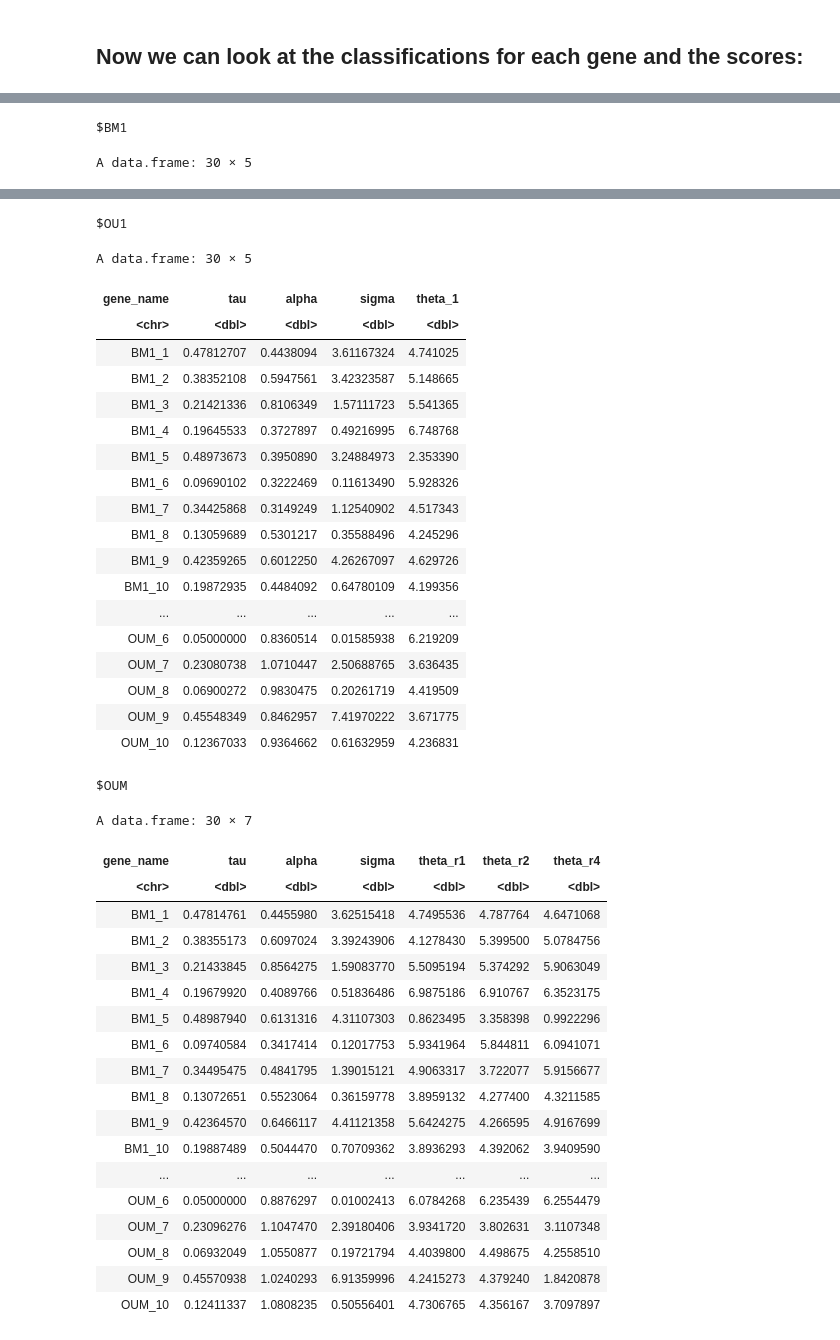
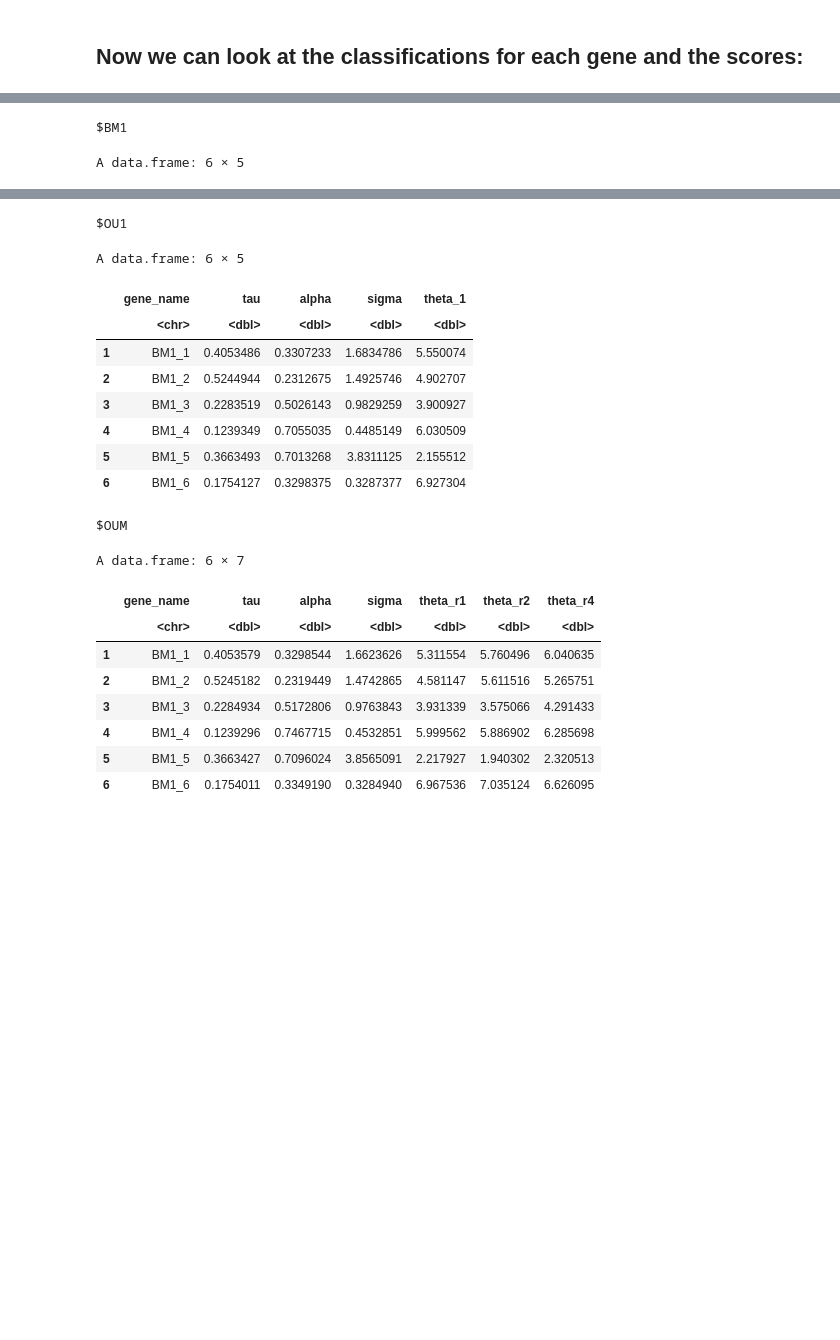
Before and after one commit to hrstuart/SCOUT, a Jupyter notebook: examples/SimulationAndAnalysisVignette.ipynb, the cells around one changed output, grey strips where cells are left out. Cells and saved outputs as stored; diff of their text form; code cells hidden in the pictures; blank space fills up the shorter version.

```diff
--- a/examples/SimulationAndAnalysisVignette.ipynb
+++ b/examples/SimulationAndAnalysisVignette.ipynb
@@ -234,9 +250,13 @@ library(SCOUT)
 dir.create("./scout_output", recursive = TRUE, showWarnings = FALSE)
 
 scout.res <- SCOUT(counts.file = './simulate_data/sim_test_alpha_1_sigma_1_OUEVF_counts.csv',
-    tree.file = "./simulate_data/sim_test_newick.nwk",
-    results_dir = "./scout_output",
-    regimes = c("BM1", "OU1", "OUM"),
-    cores = 16, logfile = './scout_output/logfile.log', verbose=TRUE
-)
+      tree.file   = './simulate_data/sim_test_newick.nwk',
+      results_dir = "./scout_output",
+      regimes     = c('BM1', 'OU1', 'OUM'),
+      testid      = '3state_default',
+      selection_ic  = 'AICc',
+      cores   = 32,
+      logfile = './scout_output/3state_default.log',
+      verbose = TRUE
+  )
 # %% [output]
@@ -279,5 +296,8 @@ Running 90 combinations. Results will be saved at run ID = SCOUT_oeIkMyIz
 # %% [markdown]
 ## Now we can look at the classifications for each gene and the scores:
 # %%
-head(scout.res$SCOUT_class)
+scout.res$SCOUT_selection$truth <-  gsub('_\\d+', '', scout.res$SCOUT_selection$gene_name)
+head(scout.res$SCOUT_selection)
+
+table(scout.res$SCOUT_selection$truth, scout.res$SCOUT_selection$selected_regime)
 # %% [output]
@@ -297,5 +317,5 @@ A tibble: 6 × 23
 # %%
-lapply(scout.res$SCOUT_params, head)
+purrr::map(scout.res$SCOUT_params, head)
 # %% [output]
 $BM1
-A data.frame: 30 × 5
+A data.frame: 6 × 5
@@ -320,40 +330,20 @@ A data.frame: 30 × 5
 $OU1
-A data.frame: 30 × 5
+A data.frame: 6 × 5
-| gene_name | tau | alpha | sigma | theta_1 |
-| <chr> | <dbl> | <dbl> | <dbl> | <dbl> |
-| BM1_1 | 0.47812707 | 0.4438094 | 3.61167324 | 4.741025 |
-| BM1_2 | 0.38352108 | 0.5947561 | 3.42323587 | 5.148665 |
-| BM1_3 | 0.21421336 | 0.8106349 | 1.57111723 | 5.541365 |
-| BM1_4 | 0.19645533 | 0.3727897 | 0.49216995 | 6.748768 |
-| BM1_5 | 0.48973673 | 0.3950890 | 3.24884973 | 2.353390 |
-| BM1_6 | 0.09690102 | 0.3222469 | 0.11613490 | 5.928326 |
-| BM1_7 | 0.34425868 | 0.3149249 | 1.12540902 | 4.517343 |
-| BM1_8 | 0.13059689 | 0.5301217 | 0.35588496 | 4.245296 |
-| BM1_9 | 0.42359265 | 0.6012250 | 4.26267097 | 4.629726 |
-| BM1_10 | 0.19872935 | 0.4484092 | 0.64780109 | 4.199356 |
-| ... | ... | ... | ... | ... |
-| OUM_6 | 0.05000000 | 0.8360514 | 0.01585938 | 6.219209 |
-| OUM_7 | 0.23080738 | 1.0710447 | 2.50688765 | 3.636435 |
-| OUM_8 | 0.06900272 | 0.9830475 | 0.20261719 | 4.419509 |
-| OUM_9 | 0.45548349 | 0.8462957 | 7.41970222 | 3.671775 |
-| OUM_10 | 0.12367033 | 0.9364662 | 0.61632959 | 4.236831 |
+|  | gene_name | tau | alpha | sigma | theta_1 |
+|  | <chr> | <dbl> | <dbl> | <dbl> | <dbl> |
+| 1 | BM1_1 | 0.4053486 | 0.3307233 | 1.6834786 | 5.550074 |
+| 2 | BM1_2 | 0.5244944 | 0.2312675 | 1.4925746 | 4.902707 |
+| 3 | BM1_3 | 0.2283519 | 0.5026143 | 0.9829259 | 3.900927 |
+| 4 | BM1_4 | 0.1239349 | 0.7055035 | 0.4485149 | 6.030509 |
+| 5 | BM1_5 | 0.3663493 | 0.7013268 | 3.8311125 | 2.155512 |
+| 6 | BM1_6 | 0.1754127 | 0.3298375 | 0.3287377 | 6.927304 |
 $OUM
-A data.frame: 30 × 7
+A data.frame: 6 × 7
-| gene_name | tau | alpha | sigma | theta_r1 | theta_r2 | theta_r4 |
-| <chr> | <dbl> | <dbl> | <dbl> | <dbl> | <dbl> | <dbl> |
-| BM1_1 | 0.47814761 | 0.4455980 | 3.62515418 | 4.7495536 | 4.787764 | 4.6471068 |
-| BM1_2 | 0.38355173 | 0.6097024 | 3.39243906 | 4.1278430 | 5.399500 | 5.0784756 |
-| BM1_3 | 0.21433845 | 0.8564275 | 1.59083770 | 5.5095194 | 5.374292 | 5.9063049 |
-| BM1_4 | 0.19679920 | 0.4089766 | 0.51836486 | 6.9875186 | 6.910767 | 6.3523175 |
-| BM1_5 | 0.48987940 | 0.6131316 | 4.31107303 | 0.8623495 | 3.358398 | 0.9922296 |
-| BM1_6 | 0.09740584 | 0.3417414 | 0.12017753 | 5.9341964 | 5.844811 | 6.0941071 |
-| BM1_7 | 0.34495475 | 0.4841795 | 1.39015121 | 4.9063317 | 3.722077 | 5.9156677 |
-| BM1_8 | 0.13072651 | 0.5523064 | 0.36159778 | 3.8959132 | 4.277400 | 4.3211585 |
-| BM1_9 | 0.42364570 | 0.6466117 | 4.41121358 | 5.6424275 | 4.266595 | 4.9167699 |
-| BM1_10 | 0.19887489 | 0.5044470 | 0.70709362 | 3.8936293 | 4.392062 | 3.9409590 |
-| ... | ... | ... | ... | ... | ... | ... |
-| OUM_6 | 0.05000000 | 0.8876297 | 0.01002413 | 6.0784268 | 6.235439 | 6.2554479 |
-| OUM_7 | 0.23096276 | 1.1047470 | 2.39180406 | 3.9341720 | 3.802631 | 3.1107348 |
-| OUM_8 | 0.06932049 | 1.0550877 | 0.19721794 | 4.4039800 | 4.498675 | 4.2558510 |
-| OUM_9 | 0.45570938 | 1.0240293 | 6.91359996 | 4.2415273 | 4.379240 | 1.8420878 |
-| OUM_10 | 0.12411337 | 1.0808235 | 0.50556401 | 4.7306765 | 4.356167 | 3.7097897 |
+|  | gene_name | tau | alpha | sigma | theta_r1 | theta_r2 | theta_r4 |
+|  | <chr> | <dbl> | <dbl> | <dbl> | <dbl> | <dbl> | <dbl> |
+| 1 | BM1_1 | 0.4053579 | 0.3298544 | 1.6623626 | 5.311554 | 5.760496 | 6.040635 |
+| 2 | BM1_2 | 0.5245182 | 0.2319449 | 1.4742865 | 4.581147 | 5.611516 | 5.265751 |
+| 3 | BM1_3 | 0.2284934 | 0.5172806 | 0.9763843 | 3.931339 | 3.575066 | 4.291433 |
+| 4 | BM1_4 | 0.1239296 | 0.7467715 | 0.4532851 | 5.999562 | 5.886902 | 6.285698 |
+| 5 | BM1_5 | 0.3663427 | 0.7096024 | 3.8565091 | 2.217927 | 1.940302 | 2.320513 |
+| 6 | BM1_6 | 0.1754011 | 0.3349190 | 0.3284940 | 6.967536 | 7.035124 | 6.626095 |
```
Also changed, not shown: parts of 15 cells of this notebook, 2 other files.
